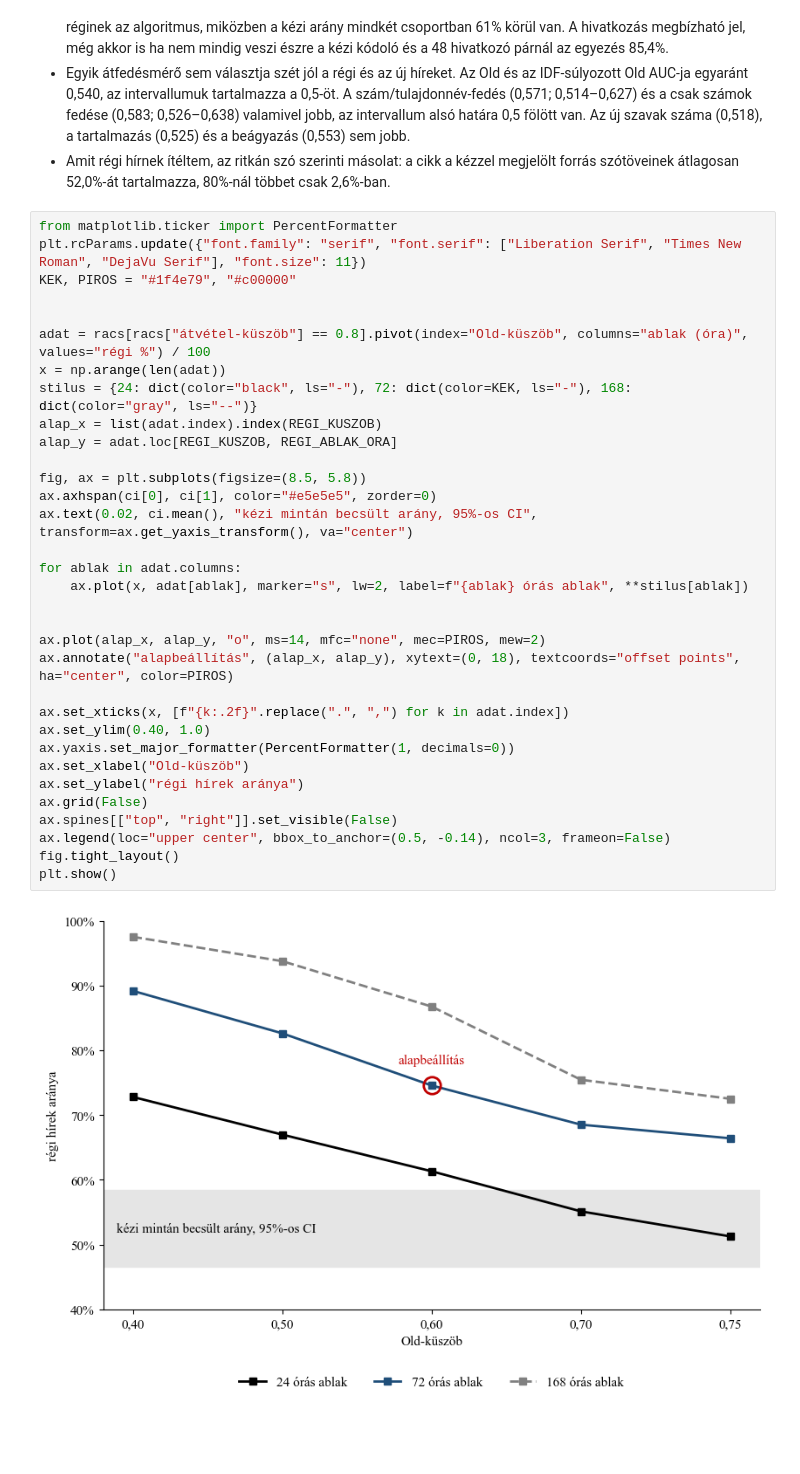
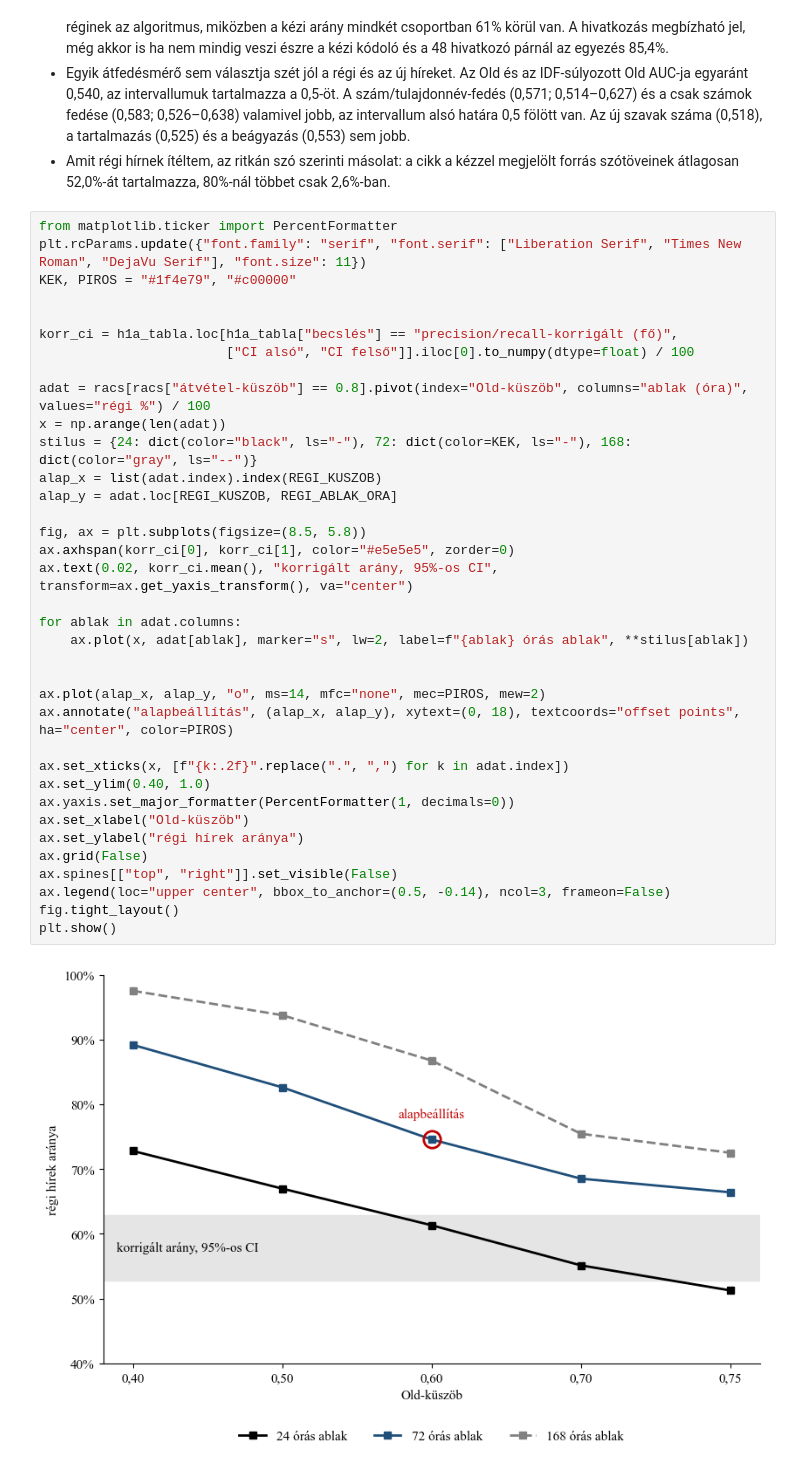
Before and after one commit to Tamacsa/BGE-Szakdolgozat, a Jupyter notebook: 02_regi_hirek.ipynb, the cells around one changed output. Cells and saved outputs as stored; diff of their text form; blank space fills up the shorter version.

```diff
--- a/02_regi_hirek.ipynb
+++ b/02_regi_hirek.ipynb
@@ -930,33 +930,36 @@ from matplotlib.ticker import PercentFormatter
 plt.rcParams.update({"font.family": "serif", "font.serif": ["Liberation Serif", "Times New Roman", "DejaVu Serif"], "font.size": 11})
 KEK, PIROS = "#1f4e79", "#c00000"
 
+
+korr_ci = h1a_tabla.loc[h1a_tabla["becslés"] == "precision/recall-korrigált (fő)",
+                        ["CI alsó", "CI felső"]].iloc[0].to_numpy(dtype=float) / 100
 
 adat = racs[racs["átvétel-küszöb"] == 0.8].pivot(index="Old-küszöb", columns="ablak (óra)", values="régi %") / 100
 x = np.arange(len(adat))
 stilus = {24: dict(color="black", ls="-"), 72: dict(color=KEK, ls="-"), 168: dict(color="gray", ls="--")}
 alap_x = list(adat.index).index(REGI_KUSZOB)
 alap_y = adat.loc[REGI_KUSZOB, REGI_ABLAK_ORA]
 
 fig, ax = plt.subplots(figsize=(8.5, 5.8))
-ax.axhspan(ci[0], ci[1], color="#e5e5e5", zorder=0)
-ax.text(0.02, ci.mean(), "kézi mintán becsült arány, 95%-os CI", transform=ax.get_yaxis_transform(), va="center")
+ax.axhspan(korr_ci[0], korr_ci[1], color="#e5e5e5", zorder=0)
+ax.text(0.02, korr_ci.mean(), "korrigált arány, 95%-os CI", transform=ax.get_yaxis_transform(), va="center")
 
 for ablak in adat.columns:
     ax.plot(x, adat[ablak], marker="s", lw=2, label=f"{ablak} órás ablak", **stilus[ablak])
 
 
 ax.plot(alap_x, alap_y, "o", ms=14, mfc="none", mec=PIROS, mew=2)
 ax.annotate("alapbeállítás", (alap_x, alap_y), xytext=(0, 18), textcoords="offset points", ha="center", color=PIROS)
 
 ax.set_xticks(x, [f"{k:.2f}".replace(".", ",") for k in adat.index])
 ax.set_ylim(0.40, 1.0)
 ax.yaxis.set_major_formatter(PercentFormatter(1, decimals=0))
 ax.set_xlabel("Old-küszöb")
 ax.set_ylabel("régi hírek aránya")
 ax.grid(False)
 ax.spines[["top", "right"]].set_visible(False)
 ax.legend(loc="upper center", bbox_to_anchor=(0.5, -0.14), ncol=3, frameon=False)
 fig.tight_layout()
 plt.show()
 # %% [output]
-[figure, old version]
+[figure, new version]
```
Also changed, not shown: parts of 9 cells of this notebook, 3 other files.
